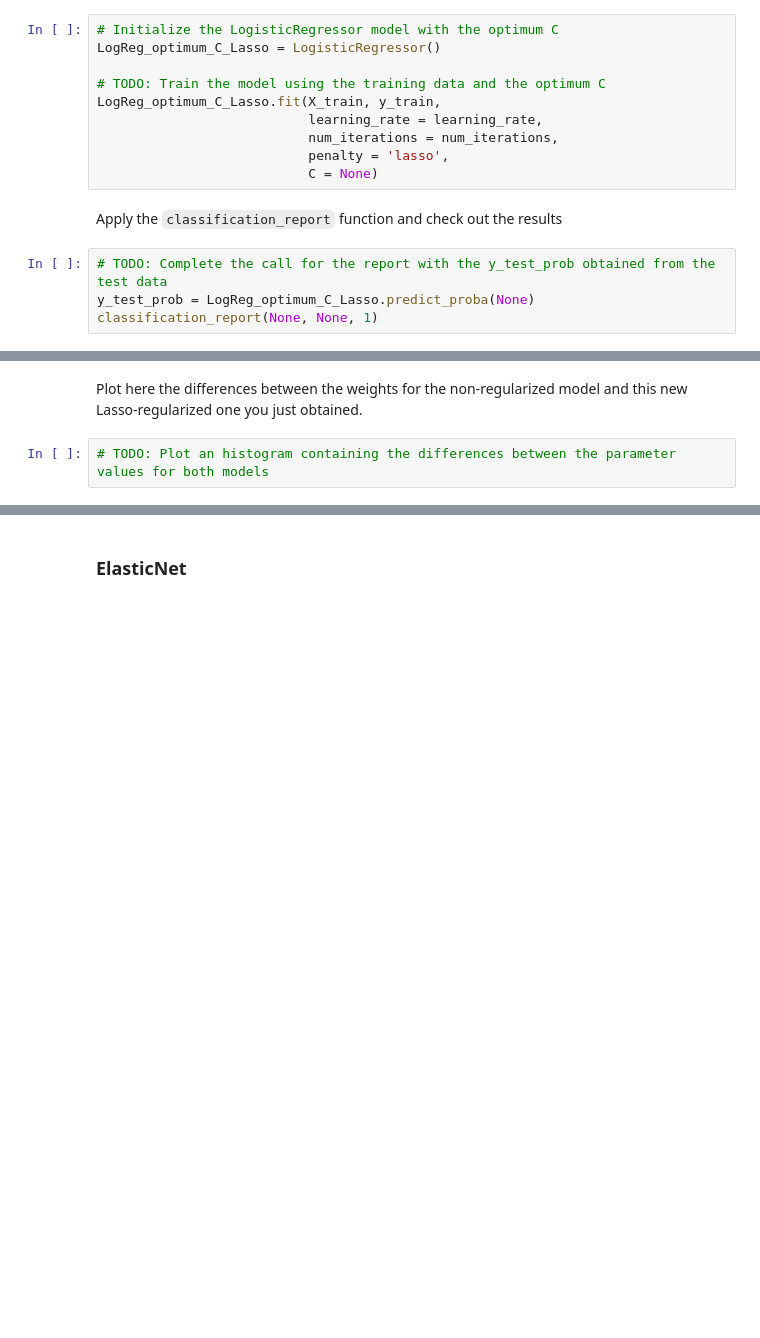
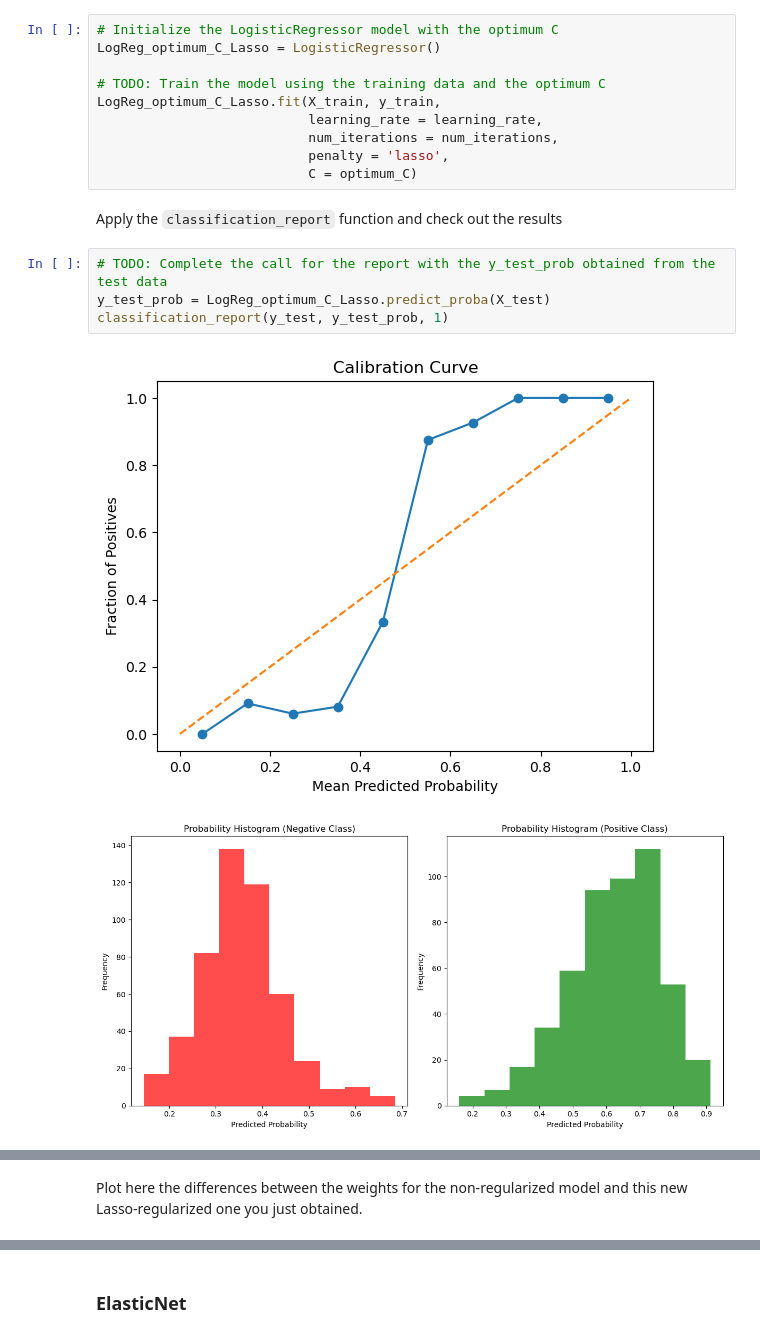
Before and after one commit to ICAI-IMAT-ML/p2-5-Elcazar, a Jupyter notebook: notebook/Lab2_5_LogisticRegression_and_regularization.ipynb, the cells around one changed output, grey strips where cells are left out. Saved outputs shown, nothing was run; the diff lists cells and outputs as text; blank space fills up the shorter version.

```diff
--- a/notebook/Lab2_5_LogisticRegression_and_regularization.ipynb
+++ b/notebook/Lab2_5_LogisticRegression_and_regularization.ipynb
@@ -423,10 +470,13 @@ LogReg_optimum_C_Lasso.fit(X_train, y_train,
                            learning_rate = learning_rate,
                            num_iterations = num_iterations,
                            penalty = 'lasso',
-                           C = None)
+                           C = optimum_C)
 # %% [markdown]
 Apply the `classification_report` function and check out the results
 # %%
 # TODO: Complete the call for the report with the y_test_prob obtained from the test data
-y_test_prob = LogReg_optimum_C_Lasso.predict_proba(None)
-classification_report(None, None, 1)
+y_test_prob = LogReg_optimum_C_Lasso.predict_proba(X_test)
+classification_report(y_test, y_test_prob, 1)
+# %% [output]
+[figure, added]
+[figure, added]
@@ -433,4 +490,2 @@ classification_report(None, None, 1)
 # %% [markdown]
 Plot here the differences between the weights for the non-regularized model and this new Lasso-regularized one you just obtained.
-# %%
-# TODO: Plot an histogram containing the differences between the parameter values for both models
```
Also changed, not shown: parts of 26 cells of this notebook.
